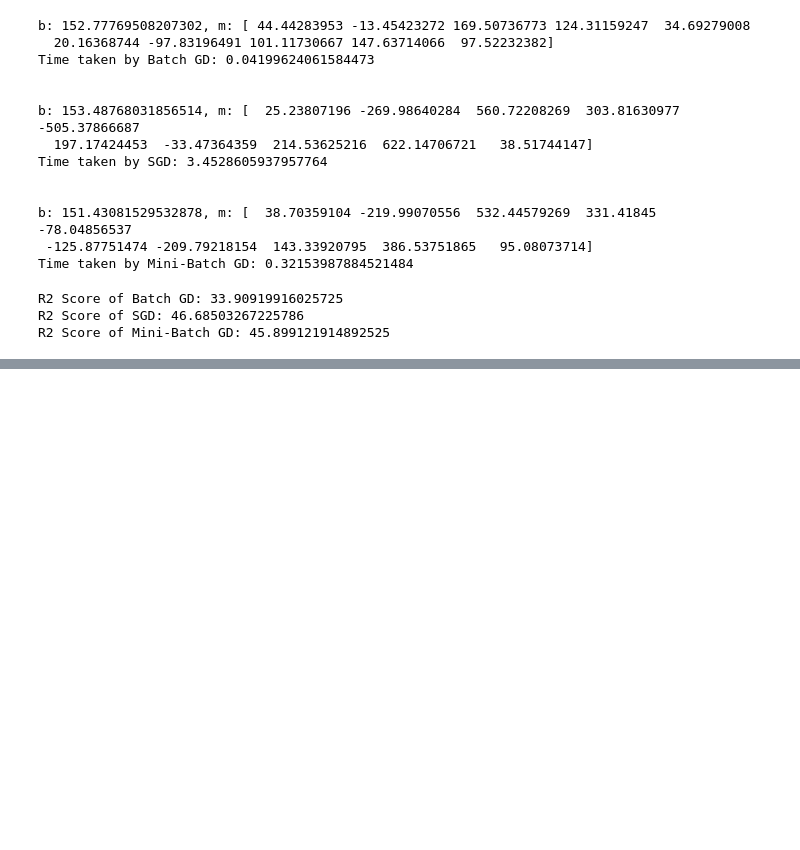
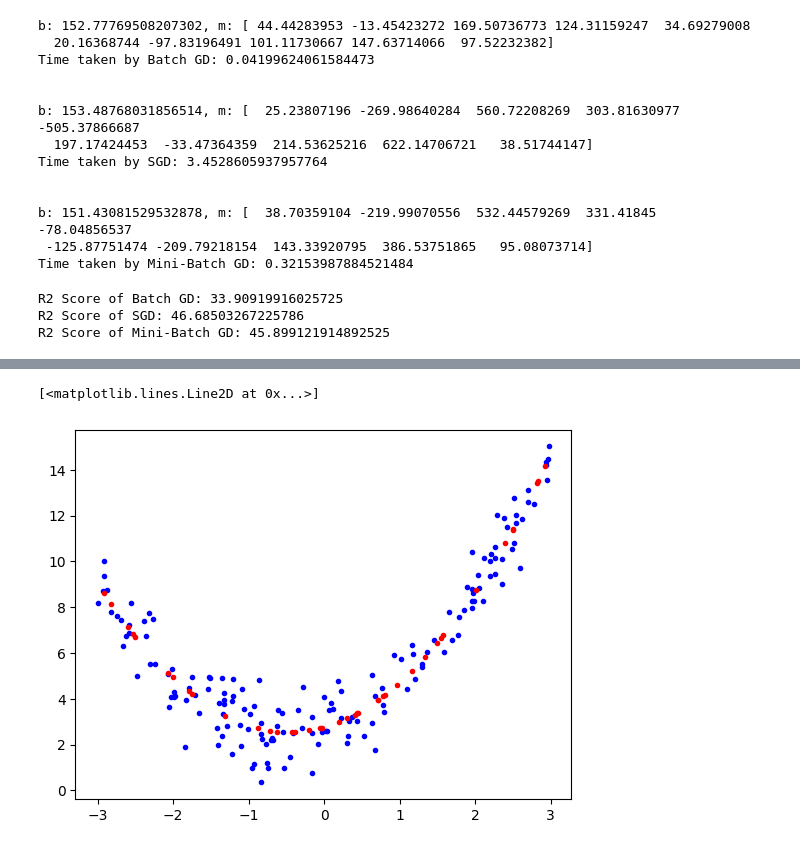
Before and after one commit to maazali04/Machine-Learning-Algorithms, a Jupyter notebook: LinearRegression.ipynb, the cells around one changed output, grey strips where cells are left out. Drawn from its saved outputs; the diff is of its cells as text; code cells hidden in the pictures; blank space fills up the shorter version.

```diff
--- a/LinearRegression.ipynb
+++ b/LinearRegression.ipynb
@@ -1288,0 +1328,4 @@ R2 Score of Mini-Batch GD: 45.899121914892525
+# %%
+poly = PolynomialFeatures(degree=2)
+x_train_poly = poly.fit_transform(x_train)
+x_test_poly = poly.fit_transform(x_test)
@@ -1288,0 +1343,6 @@ R2 Score of Mini-Batch GD: 45.899121914892525
+# %%
+plt.plot(x_train, y_train, 'b.')
+plt.plot(x_test, y_pred, 'r.')
+# %% [output]
+[<matplotlib.lines.Line2D at 0x...>]
+[figure, added]
```
Also changed, not shown: parts of 12 cells of this notebook.
